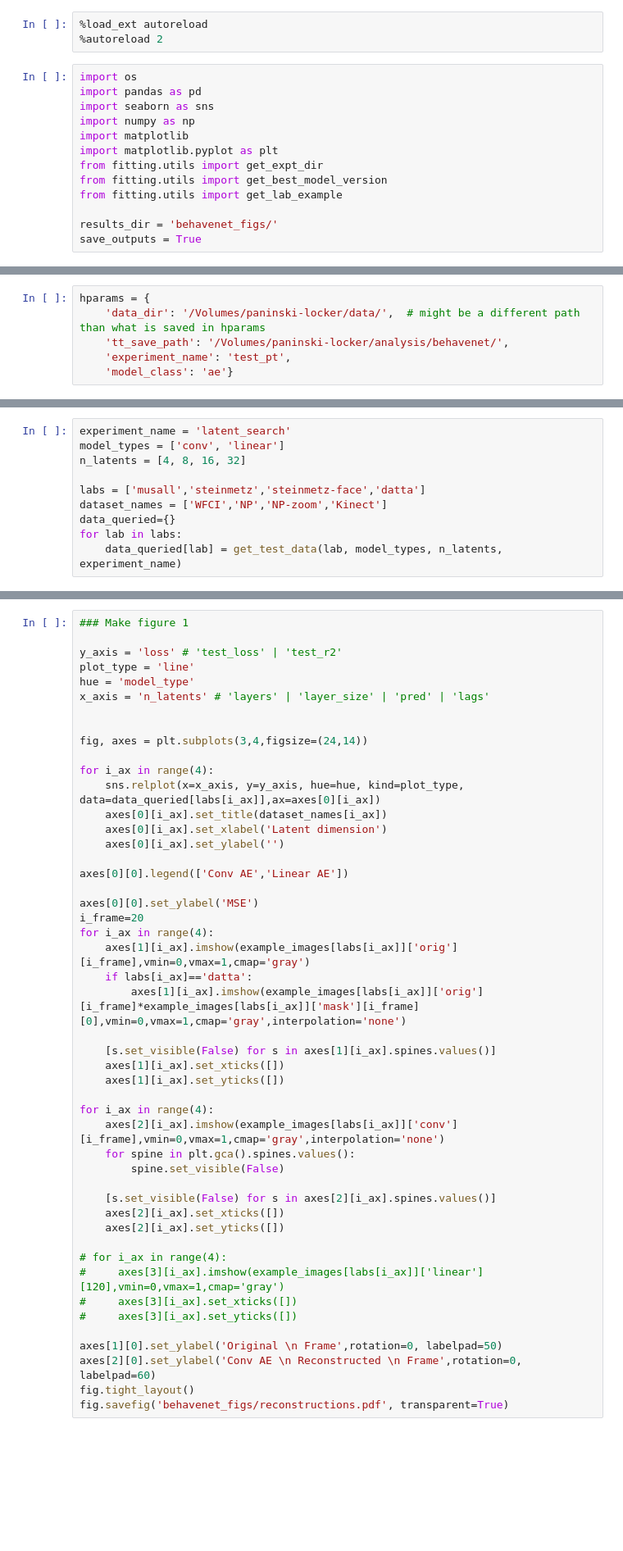
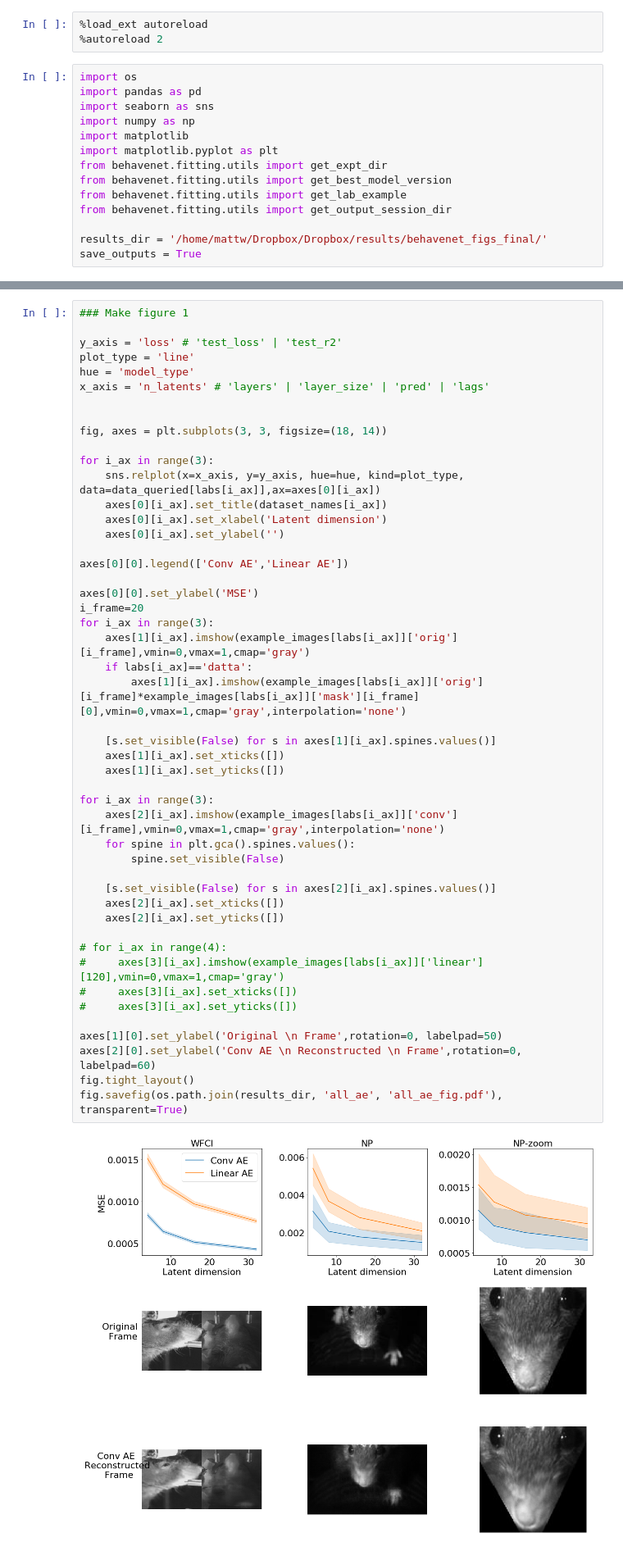
Before and after one commit to themattinthehatt/behavenet, a Jupyter notebook: behavenet/analyses/notebooks/ae_analysis_notebook_neurips.ipynb, the cells around one changed output, grey strips where cells are left out. Shown at 82% size. Cells and saved outputs as stored; diff of their text form; blank space fills up the shorter version.

Commit message:
updates to ae plotting notebook

```diff
--- a/behavenet/analyses/notebooks/ae_analysis_notebook_neurips.ipynb
+++ b/behavenet/analyses/notebooks/ae_analysis_notebook_neurips.ipynb
@@ -8,10 +8,11 @@ import seaborn as sns
 import numpy as np
 import matplotlib
 import matplotlib.pyplot as plt
-from fitting.utils import get_expt_dir
-from fitting.utils import get_best_model_version
-from fitting.utils import get_lab_example
+from behavenet.fitting.utils import get_expt_dir
+from behavenet.fitting.utils import get_best_model_version
+from behavenet.fitting.utils import get_lab_example
+from behavenet.fitting.utils import get_output_session_dir
 
-results_dir = 'behavenet_figs/'
+results_dir = '/home/mattw/Dropbox/Dropbox/results/behavenet_figs_final/'
 save_outputs = True
 # %% [markdown]
@@ -19,6 +19,0 @@ save_outputs = True
-# %%
-hparams = {
-    'data_dir': '/Volumes/paninski-locker/data/',  # might be a different path than what is saved in hparams
-    'tt_save_path': '/Volumes/paninski-locker/analysis/behavenet/',
-    'experiment_name': 'test_pt',
-    'model_class': 'ae'}
@@ -126,13 +71,3 @@ def get_test_data(lab,model_types, n_latents, experiment_name):
     data_queried = metrics_df[metrics_df.dtype=='test']
 
     return data_queried
-# %%
-experiment_name = 'latent_search'
-model_types = ['conv', 'linear']
-n_latents = [4, 8, 16, 32]
-
-labs = ['musall','steinmetz','steinmetz-face','datta']
-dataset_names = ['WFCI','NP','NP-zoom','Kinect']
-data_queried={}
-for lab in labs:
-    data_queried[lab] = get_test_data(lab, model_types, n_latents, experiment_name)
@@ -236,42 +158,44 @@ hue = 'model_type'
 x_axis = 'n_latents' # 'layers' | 'layer_size' | 'pred' | 'lags'
 
 
-fig, axes = plt.subplots(3,4,figsize=(24,14))
+fig, axes = plt.subplots(3, 3, figsize=(18, 14))
 
-for i_ax in range(4):
+for i_ax in range(3):
     sns.relplot(x=x_axis, y=y_axis, hue=hue, kind=plot_type, data=data_queried[labs[i_ax]],ax=axes[0][i_ax])
     axes[0][i_ax].set_title(dataset_names[i_ax])
     axes[0][i_ax].set_xlabel('Latent dimension')
     axes[0][i_ax].set_ylabel('')
 
 axes[0][0].legend(['Conv AE','Linear AE'])
 
 axes[0][0].set_ylabel('MSE')
 i_frame=20
-for i_ax in range(4):
+for i_ax in range(3):
     axes[1][i_ax].imshow(example_images[labs[i_ax]]['orig'][i_frame],vmin=0,vmax=1,cmap='gray')
     if labs[i_ax]=='datta':
         axes[1][i_ax].imshow(example_images[labs[i_ax]]['orig'][i_frame]*example_images[labs[i_ax]]['mask'][i_frame][0],vmin=0,vmax=1,cmap='gray',interpolation='none')
 
     [s.set_visible(False) for s in axes[1][i_ax].spines.values()]
     axes[1][i_ax].set_xticks([])
     axes[1][i_ax].set_yticks([])
 
-for i_ax in range(4):
+for i_ax in range(3):
     axes[2][i_ax].imshow(example_images[labs[i_ax]]['conv'][i_frame],vmin=0,vmax=1,cmap='gray',interpolation='none')
     for spine in plt.gca().spines.values():
         spine.set_visible(False)
 
     [s.set_visible(False) for s in axes[2][i_ax].spines.values()]
     axes[2][i_ax].set_xticks([])
     axes[2][i_ax].set_yticks([])
 
 # for i_ax in range(4):
 #     axes[3][i_ax].imshow(example_images[labs[i_ax]]['linear'][120],vmin=0,vmax=1,cmap='gray')
 #     axes[3][i_ax].set_xticks([])
 #     axes[3][i_ax].set_yticks([])
 
 axes[1][0].set_ylabel('Original \n Frame',rotation=0, labelpad=50)
 axes[2][0].set_ylabel('Conv AE \n Reconstructed \n Frame',rotation=0, labelpad=60)
 fig.tight_layout()
-fig.savefig('behavenet_figs/reconstructions.pdf', transparent=True)
+fig.savefig(os.path.join(results_dir, 'all_ae', 'all_ae_fig.pdf'), transparent=True)
+# %% [output]
+[figure, added]
```
Also changed, not shown: parts of 19 cells of this notebook, 3 other files.
